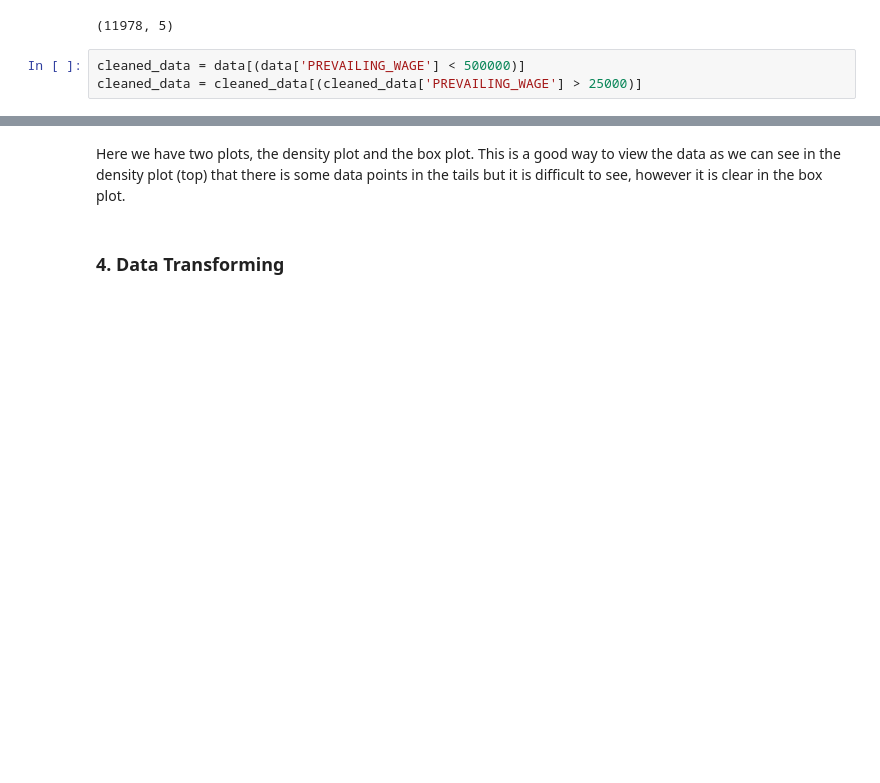
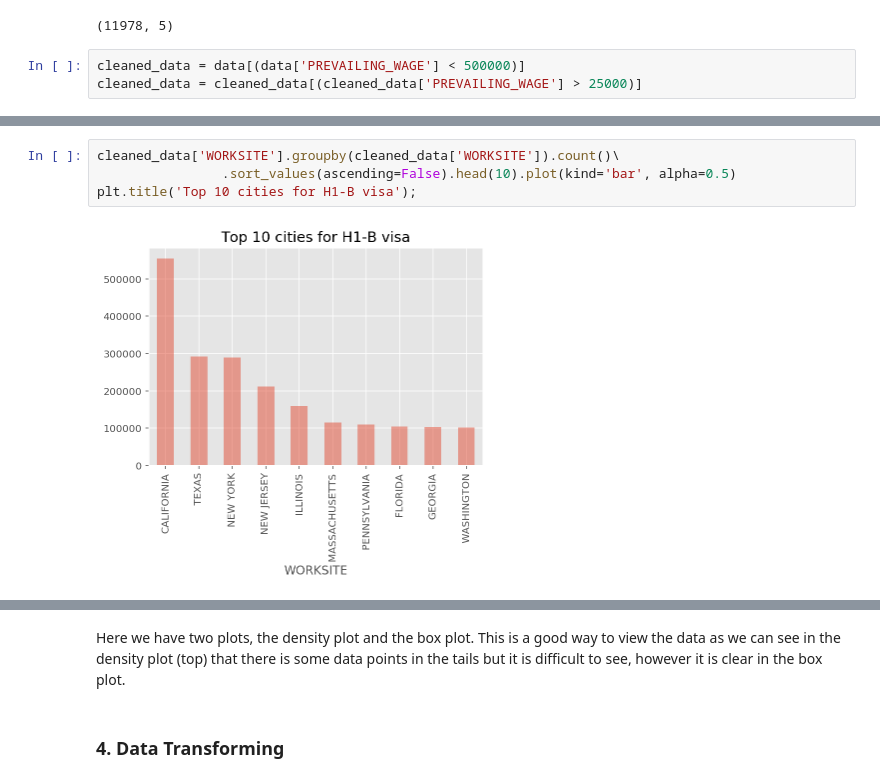
Before and after one commit to numanyilmaz/Capstone, a Jupyter notebook: Capstone.ipynb, the cells around one changed output, grey strips where cells are left out. Saved outputs shown, nothing was run; the diff lists cells and outputs as text; blank space fills up the shorter version.

```diff
--- a/Capstone.ipynb
+++ b/Capstone.ipynb
@@ -187,0 +168,6 @@ cleaned_data = cleaned_data[(cleaned_data['PREVAILING_WAGE'] > 25000)]
+# %%
+cleaned_data['WORKSITE'].groupby(cleaned_data['WORKSITE']).count()\
+                .sort_values(ascending=False).head(10).plot(kind='bar', alpha=0.5)
+plt.title('Top 10 cities for H1-B visa');
+# %% [output]
+[figure, added]
```
Also changed, not shown: parts of 46 cells of this notebook.
